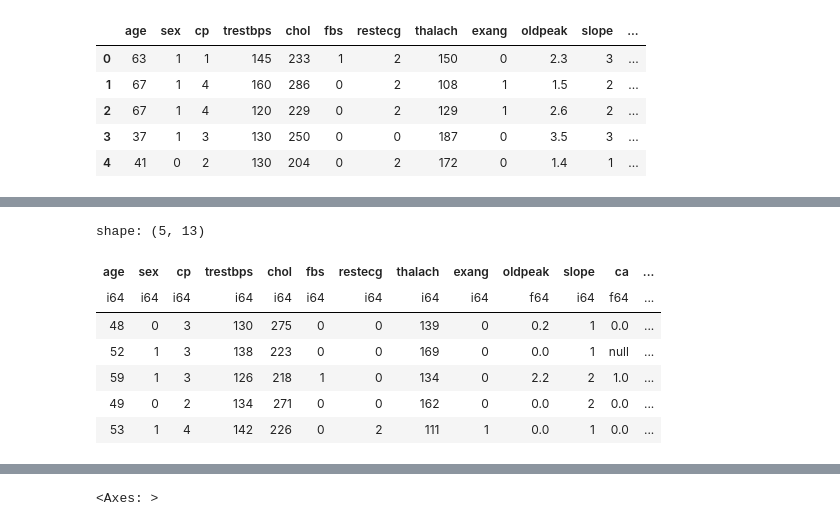
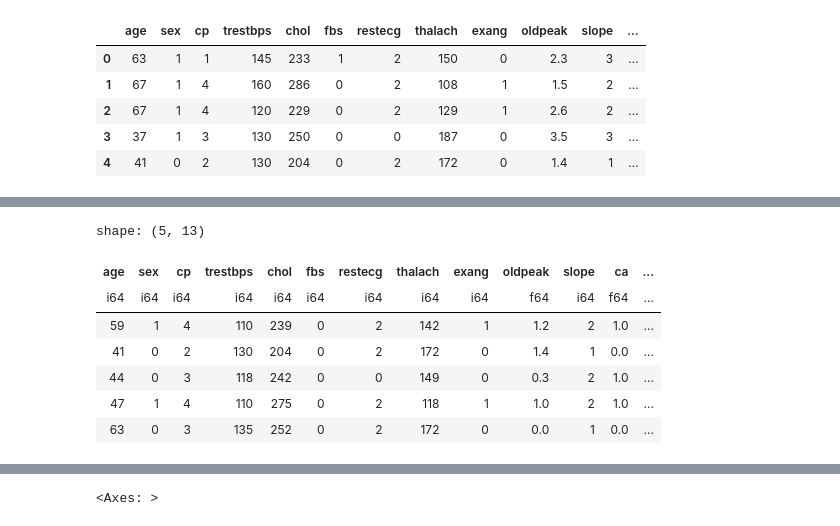
Before and after one commit to j220493/AnalisisEncodingCategoricalVariables, a Jupyter notebook: analisis.ipynb, the cells around one changed output, grey strips where cells are left out. Drawn from its saved outputs; the diff is of its cells as text; code cells hidden in the pictures.

```diff
--- a/analisis.ipynb
+++ b/analisis.ipynb
@@ -48,15 +71,15 @@ X.head()
 # %%
 # Dividiendo en train y test
-Xtrain, Xtest, ytrain, ytest = train_test_split(X, y, test_size=0.25, random_state=567)
+Xtrain, Xtest, ytrain, ytest = train_test_split(X, y, test_size=0.20, random_state=567)
 Xtrain, Xtest = pl.from_pandas(Xtrain), pl.from_pandas(Xtest)
 ytrain, ytest = pl.Series(ytrain), pl.Series(ytest)
 Xtrain.head()
 # %% [output]
 shape: (5, 13)
 | age | sex | cp | trestbps | chol | fbs | restecg | thalach | exang | oldpeak | slope | ca | ... |
 | i64 | i64 | i64 | i64 | i64 | i64 | i64 | i64 | i64 | f64 | i64 | f64 | ... |
-| 48 | 0 | 3 | 130 | 275 | 0 | 0 | 139 | 0 | 0.2 | 1 | 0.0 | ... |
-| 52 | 1 | 3 | 138 | 223 | 0 | 0 | 169 | 0 | 0.0 | 1 | null | ... |
-| 59 | 1 | 3 | 126 | 218 | 1 | 0 | 134 | 0 | 2.2 | 2 | 1.0 | ... |
-| 49 | 0 | 2 | 134 | 271 | 0 | 0 | 162 | 0 | 0.0 | 2 | 0.0 | ... |
-| 53 | 1 | 4 | 142 | 226 | 0 | 2 | 111 | 1 | 0.0 | 1 | 0.0 | ... |
+| 59 | 1 | 4 | 110 | 239 | 0 | 2 | 142 | 1 | 1.2 | 2 | 1.0 | ... |
+| 41 | 0 | 2 | 130 | 204 | 0 | 2 | 172 | 0 | 1.4 | 1 | 0.0 | ... |
+| 44 | 0 | 3 | 118 | 242 | 0 | 0 | 149 | 0 | 0.3 | 2 | 1.0 | ... |
+| 47 | 1 | 4 | 110 | 275 | 0 | 2 | 118 | 1 | 1.0 | 2 | 1.0 | ... |
+| 63 | 0 | 3 | 135 | 252 | 0 | 2 | 172 | 0 | 0.0 | 1 | 0.0 | ... |
```
Also changed, not shown: parts of 23 cells of this notebook.
